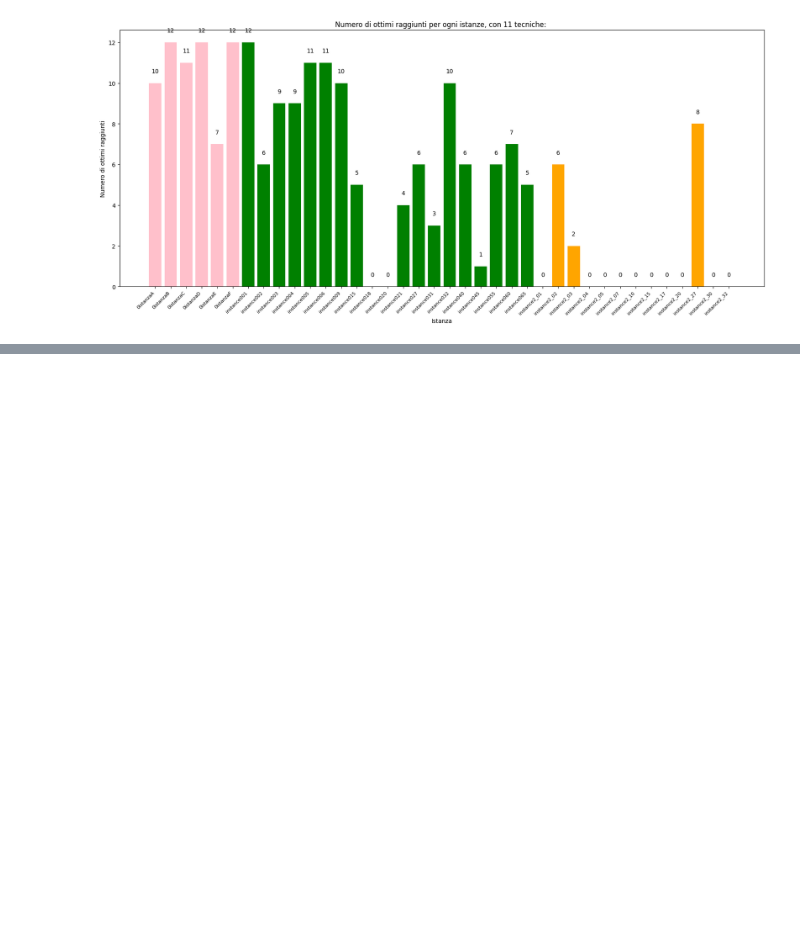
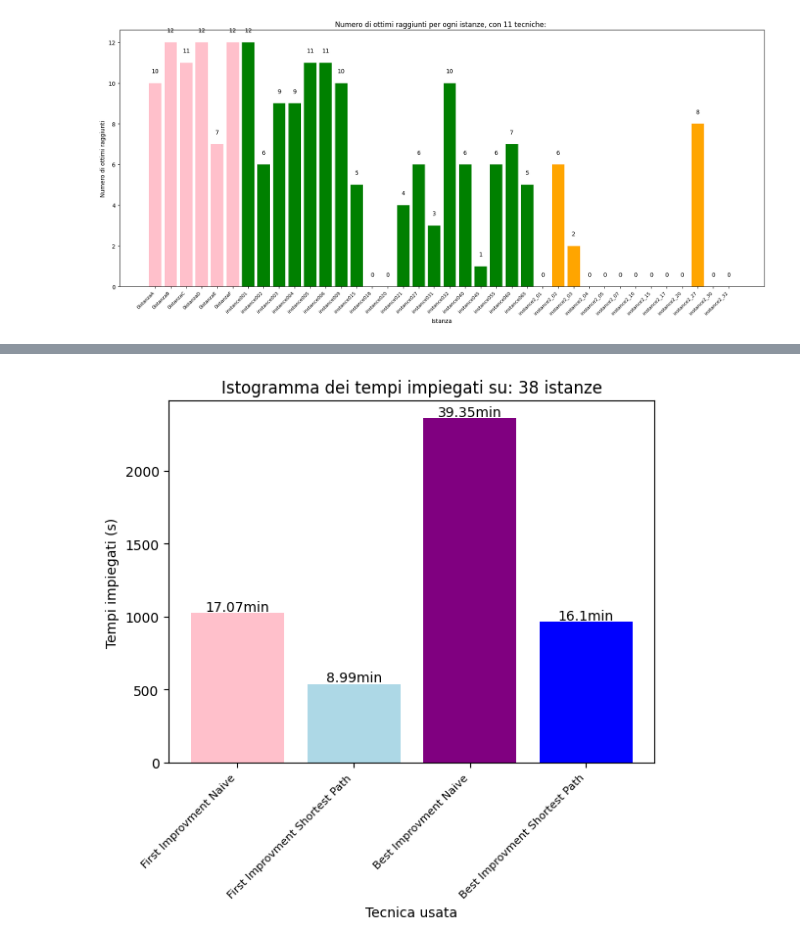
Before and after one commit to dream-19/Steiner-Tree-Operations-Research, a Jupyter notebook: Risultati_grafici.ipynb, the cells around one changed output, grey strips where cells are left out. Drawn from its saved outputs; the diff is of its cells as text; code cells hidden in the pictures; blank space fills up the shorter version.

```diff
--- a/Risultati_grafici.ipynb
+++ b/Risultati_grafici.ipynb
@@ -157,0 +248,83 @@ plt.show()
+# %%
+#Risultati sulla ricerca locale
+#1) istogramma 1
+labels = ['First Improvment Naive', 'First Improvment Shortest Path', 'Best Improvment Naive', 'Best Improvment Shortest Path']
+values = [tempi_ls_naive_first, tempi_ls_short_first, tempi_ls_naive_best, tempi_ls_short_best]
+
+
+colori = ['pink', 'lightblue', 'purple', 'blue']
+plt.bar(labels, values, color=colori)
+for i, v in enumerate(values):
+    plt.text(i, v + 15, str(round(v/60,2))+'min', ha='center')
+plt.title('Istogramma dei tempi impiegati su: '+  str(len(ottimo_e_naive))+ " istanze")
+plt.xlabel('Tecnica usata')
+plt.ylabel('Tempi impiegati (s)')
+plt.xticks(rotation=45, ha='right', fontsize=8)
+plt.show()
+
+#2) istogramma 2
+
+values = [conta_ottimo(ottimo_ls_naive_first),conta_ottimo(ottimo_ls_short_first), conta_ottimo(ottimo_ls_naive_best), conta_ottimo(ottimo_ls_short_best)]
+plt.bar(labels, values, color=colori)
+for i, v in enumerate(values):
+    plt.text(i, v + 0.1, str(v), ha='center')
+plt.title("Volte in cui è stato raggiunto l'ottimo su: "+  str(len(ottimo_e_naive))+ " istanze")
+plt.xlabel('Tecnica usata')
+plt.ylabel('Ottimi raggiunti')
+plt.xticks(rotation=45, ha='right', fontsize=8)
+
+plt.show()
+
+
+#Confronto tra euristica naive e best improvment con LS
+#Su ogni istanza rappresento la differenza con l'ottimo in percentuale: diff : ottimo = x: 100
+percent_naive = []
+percent_ls= []
+for i in range(0, len(ottimo_e_naive)):
+    percentuale = ottimo_e_naive[i] * 100 / int(costi_ottimali[i])
+    percentuale_ls = ottimo_ls_naive_best[i]* 100 / int(costi_ottimali[i])
+    percent_naive.append(round(percentuale,1))
+    percent_ls.append(round(percentuale_ls,1))
+print(percent_naive)
+
+# Larghezza delle barre
+larghezza_barre = 0.35
+
+# Creazione del grafico
+fig, ax = plt.subplots(figsize=(20, 8))
+bar1 = ax.bar([i - larghezza_barre/2 for i, _ in enumerate(istanze)], percent_naive, larghezza_barre, label='Greedy Naive', color= 'red')
+bar2 = ax.bar([i + larghezza_barre/2 for i, _ in enumerate(istanze)], percent_ls, larghezza_barre, label='LS best improvment', color= 'purple')
+
+# Etichette degli assi e titolo del grafico
+ax.set_xlabel('Istanze')
+ax.set_ylabel('Differenza con l\'ottimo in percentuale')
+ax.set_title('Risultati ottenuti')
+
+# Etichette sull'asse x con posizionamento obliquo
+ax.set_xticks([i for i, _ in enumerate(istanze)])
+ax.set_xticklabels(istanze, rotation=45, ha='right', va='top')
+for rect1, rect2 in zip(bar1, bar2):
+    height1 = rect1.get_height()
+    height2 = rect2.get_height()
+    ax.text(rect1.get_x() + rect1.get_width() / 2, height1, str(height1), ha='center', va='top')
+    ax.text(rect2.get_x() + rect2.get_width() / 2, height2, str(height2), ha='center', va='bottom')
+
+
+# Legenda
+ax.legend()
+
+# Mostra il grafico
+plt.show()
+
+
+#4 Numero di iterazioni media per ognuna
+k_naive_first = [2, 1, 2, 1, 3, 1, 1, 5, 4, 4, 4, 4, 4, 8, 9, 11, 9, 10, 3, 4, 16, 11, 8, 10, 6, 12, 15, 12, 26, 25, 36, 39, 19, 39, 57, 2, 48, 59]
+k_shortest_first = [2, 1, 1, 1, 1, 1, 1, 1, 2, 3, 1, 1, 2, 1, 5, 4, 1, 2, 2, 2, 2, 4, 1, 1, 2, 2, 6, 1, 1, 9, 11, 9, 4, 13, 16, 1, 11, 25]
+k_naive_best = [2,11,2,1,3,1,1,4,2,3,4,2,4,5,6,8,9,4,3,4,7,6,7,8,5,10,15,10,18,20,25,25,14,18,36,2,33,40]
+k_shortest_best = [2,1,1,1,1,1,1,1,2,3,1,1,2,1,5,4,1,2,2,2,2,3,1,1,2,2,6,1,1,8,10,9,4,9,13,1,11,23]
+print("Media iterazioni Naive First: ", sum(k_naive_first)/len(k_naive_first))
+print("Media iterazioni Shortest First: ", sum(k_shortest_first)/len(k_shortest_first))
+print('Media iterazioni Naive Best: ', sum(k_naive_best)/len(k_naive_best))
+print("media iterazioni Shortest Best: ", sum(k_shortest_best)/len(k_shortest_best))
+# %% [output]
+[figure, added]
```
Also changed, not shown: parts of 3 cells of this notebook.
